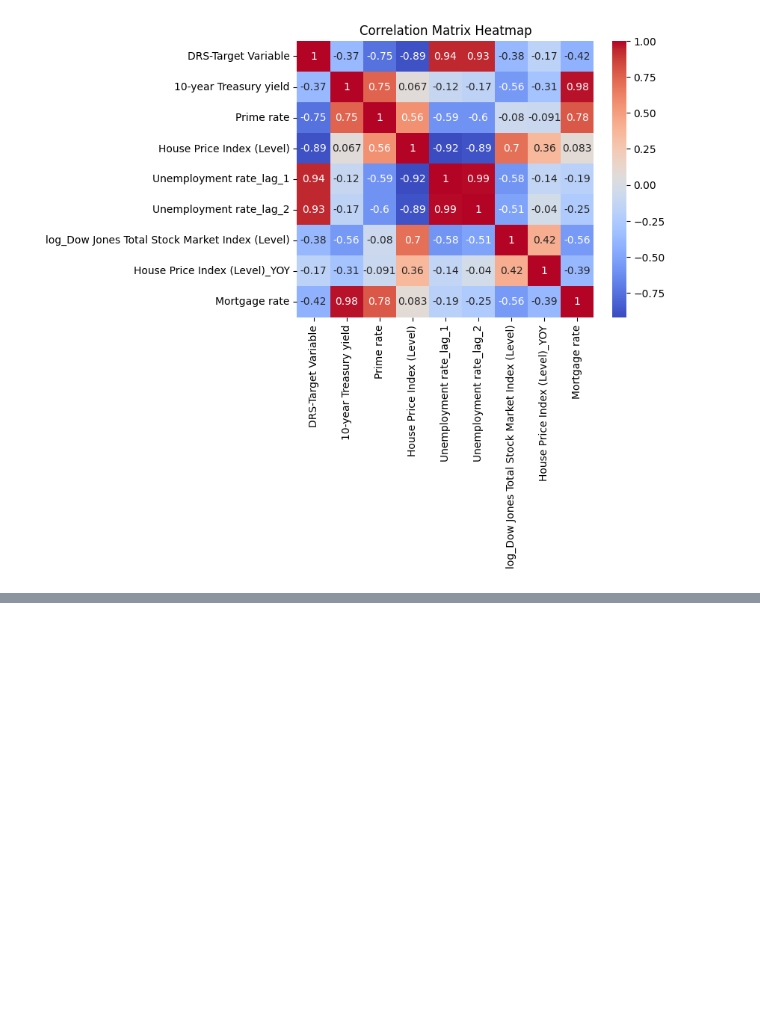
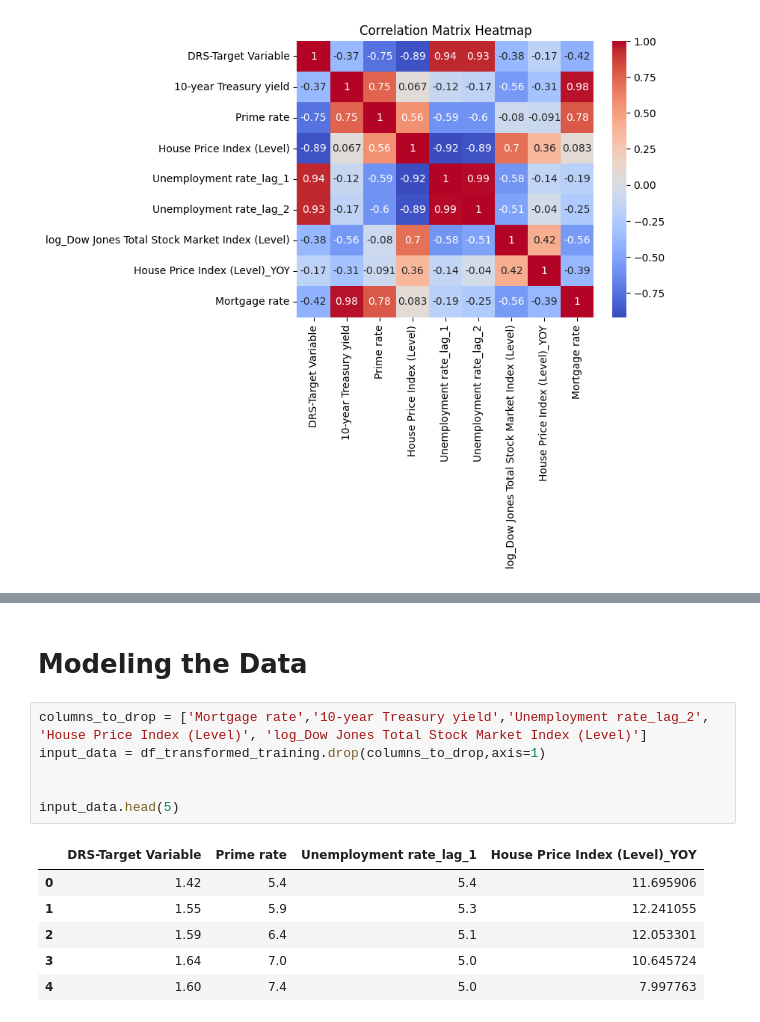
Before and after one commit to iffishells/Fractional-logistic-Model, a Jupyter notebook: milestone-2.ipynb, the cells around one changed output, grey strips where cells are left out. Saved outputs shown, nothing was run; the diff lists cells and outputs as text; blank space fills up the shorter version.

```diff
--- a/milestone-2.ipynb
+++ b/milestone-2.ipynb
@@ -360,3 +411,18 @@ Summary Statistics:
 | log_Dow Jones Total Stock Market ... | 60.0 | 9.726728 | 0.353813 | 8.992707 | 9.469948 | 9.617690 | 9.982763 | 10.405335 |
 | House Price Index (Level)_YOY | 60.0 | 1.605091 | 5.982292 | -13.422007 | -1.425234 | 3.588308 | 4.408165 | 12.241055 |
 | Mortgage rate | 60.0 | 4.708333 | 0.989486 | 3.400000 | 3.900000 | 4.400000 | 5.725000 | 6.600000 |
+# %% [markdown]
+# Modeling the Data
+# %%
+columns_to_drop = ['Mortgage rate','10-year Treasury yield','Unemployment rate_lag_2', 'House Price Index (Level)', 'log_Dow Jones Total Stock Market Index (Level)']
+input_data = df_transformed_training.drop(columns_to_drop,axis=1)
+
+
+input_data.head(5)
+# %% [output]
+|  | DRS-Target Variable | Prime rate | Unemployment rate_lag_1 | House Price Index (Level)_YOY |
+| 0 | 1.42 | 5.4 | 5.4 | 11.695906 |
+| 1 | 1.55 | 5.9 | 5.3 | 12.241055 |
+| 2 | 1.59 | 6.4 | 5.1 | 12.053301 |
+| 3 | 1.64 | 7.0 | 5.0 | 10.645724 |
+| 4 | 1.60 | 7.4 | 5.0 | 7.997763 |
```
Also changed, not shown: parts of 9 cells of this notebook, 1 other file.
